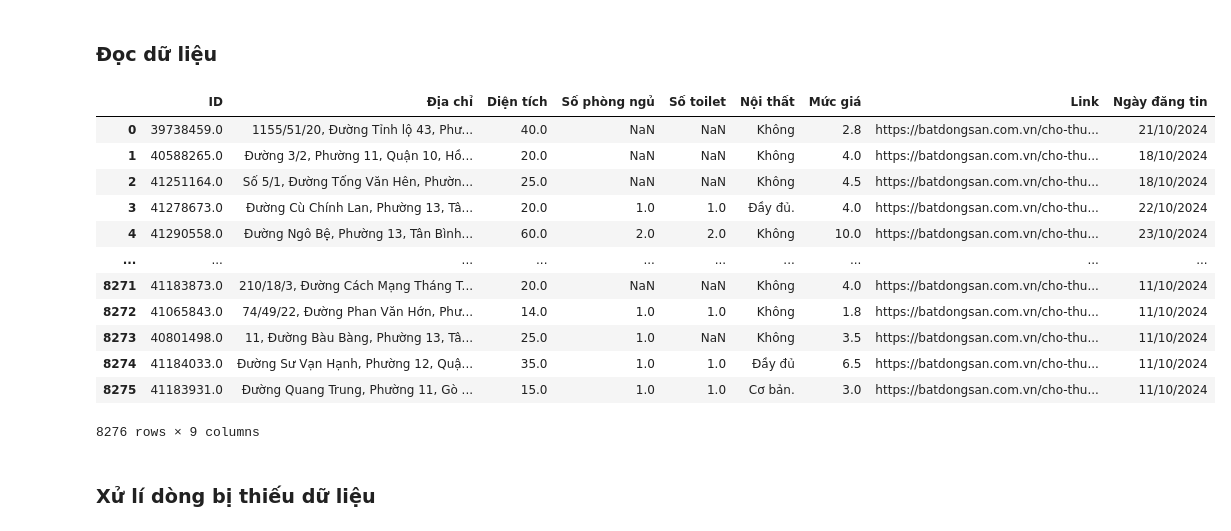
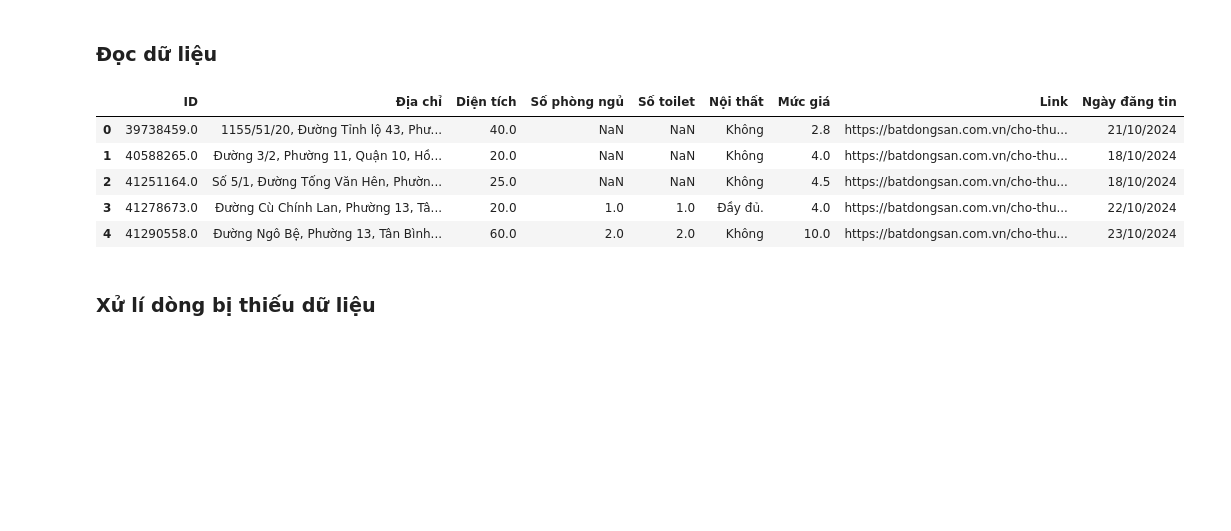
Before and after one commit to HoanggNguyen/DS_FinalProject, a Jupyter notebook: preprocessing.ipynb, the cells around one changed output. Saved outputs shown, nothing was run; the diff lists cells and outputs as text; code cells hidden in the pictures; blank space fills up the shorter version.

```diff
--- a/preprocessing.ipynb
+++ b/preprocessing.ipynb
@@ -7,21 +8,14 @@ import numpy as np
 raw_df = pd.read_csv('./Data/DSPhongTro.csv', sep='\t')
 # %%
 #Test
-raw_df
+raw_df.head()
 # %% [output]
 |  | ID | Địa chỉ | Diện tích | Số phòng ngủ | Số toilet | Nội thất | Mức giá | Link | Ngày đăng tin |
 | 0 | 39738459.0 | 1155/51/20, Đường Tỉnh lộ 43, Phư... | 40.0 | NaN | NaN | Không | 2.8 | https://batdongsan.com.vn/cho-thu... | 21/10/2024 |
 | 1 | 40588265.0 | Đường 3/2, Phường 11, Quận 10, Hồ... | 20.0 | NaN | NaN | Không | 4.0 | https://batdongsan.com.vn/cho-thu... | 18/10/2024 |
 | 2 | 41251164.0 | Số 5/1, Đường Tống Văn Hên, Phườn... | 25.0 | NaN | NaN | Không | 4.5 | https://batdongsan.com.vn/cho-thu... | 18/10/2024 |
 | 3 | 41278673.0 | Đường Cù Chính Lan, Phường 13, Tâ... | 20.0 | 1.0 | 1.0 | Đầy đủ. | 4.0 | https://batdongsan.com.vn/cho-thu... | 22/10/2024 |
 | 4 | 41290558.0 | Đường Ngô Bệ, Phường 13, Tân Bình... | 60.0 | 2.0 | 2.0 | Không | 10.0 | https://batdongsan.com.vn/cho-thu... | 23/10/2024 |
-| ... | ... | ... | ... | ... | ... | ... | ... | ... | ... |
-| 8271 | 41183873.0 | 210/18/3, Đường Cách Mạng Tháng T... | 20.0 | NaN | NaN | Không | 4.0 | https://batdongsan.com.vn/cho-thu... | 11/10/2024 |
-| 8272 | 41065843.0 | 74/49/22, Đường Phan Văn Hớn, Phư... | 14.0 | 1.0 | 1.0 | Không | 1.8 | https://batdongsan.com.vn/cho-thu... | 11/10/2024 |
-| 8273 | 40801498.0 | 11, Đường Bàu Bàng, Phường 13, Tâ... | 25.0 | 1.0 | NaN | Không | 3.5 | https://batdongsan.com.vn/cho-thu... | 11/10/2024 |
-| 8274 | 41184033.0 | Đường Sư Vạn Hạnh, Phường 12, Quậ... | 35.0 | 1.0 | 1.0 | Đầy đủ | 6.5 | https://batdongsan.com.vn/cho-thu... | 11/10/2024 |
-| 8275 | 41183931.0 | Đường Quang Trung, Phường 11, Gò ... | 15.0 | 1.0 | 1.0 | Cơ bản. | 3.0 | https://batdongsan.com.vn/cho-thu... | 11/10/2024 |
-8276 rows × 9 columns
 # %% [markdown]
 ### Xử lí dòng bị thiếu dữ liệu
 # %%
```
Also changed, not shown: parts of 21 cells of this notebook, 2 other files.
